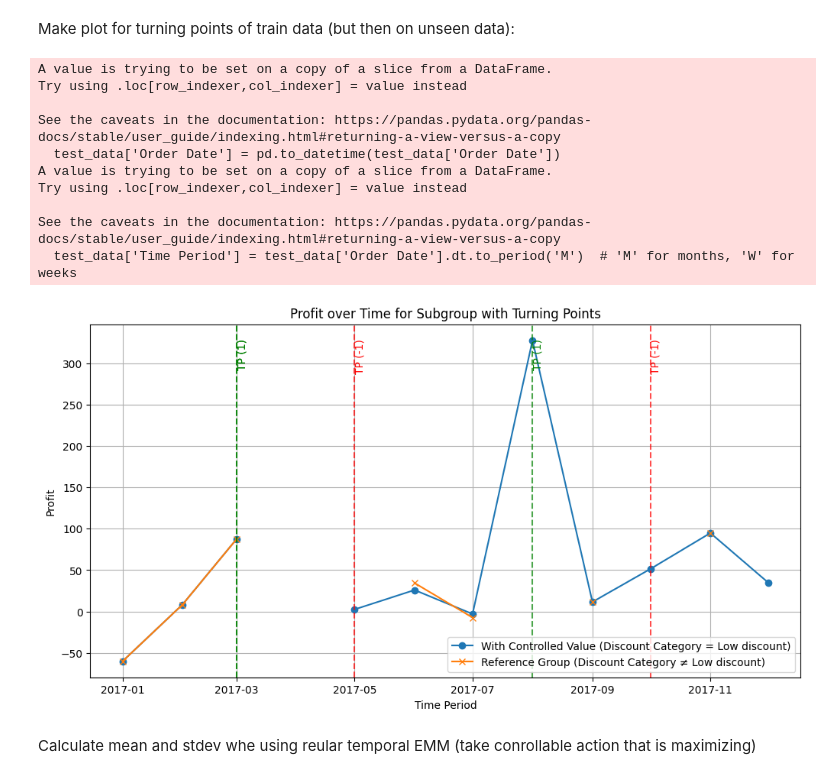
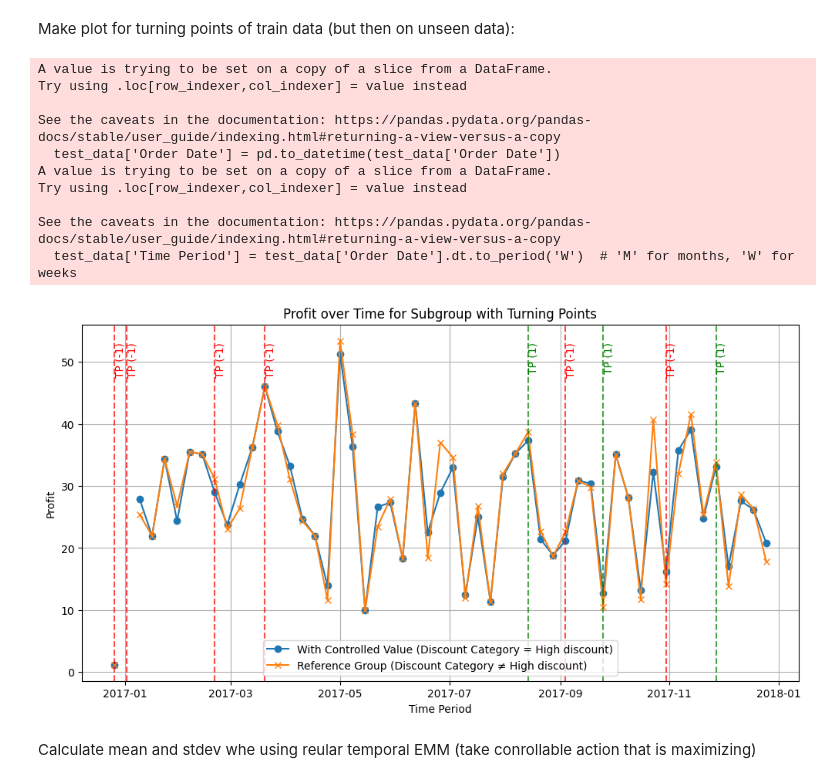
Before and after one commit to mauritzvanlingen/RTiDM-groep-2, a Jupyter notebook: subgroup_discovery.ipynb, the cells around one changed output. Drawn from its saved outputs; the diff is of its cells as text; code cells hidden in the pictures.

```diff
--- a/subgroup_discovery.ipynb
+++ b/subgroup_discovery.ipynb
@@ -115,8 +151,8 @@ import pandas as pd
 import matplotlib.pyplot as plt
 
 # Extract the year-week format from 'Order Date' to group by week
-train_data['Year-Week'] = train_data['Order Date'].dt.to_period('M')
-test_data['Year-Week'] = test_data['Order Date'].dt.to_period('M')
+train_data['Year-Week'] = train_data['Order Date'].dt.to_period('W')
+test_data['Year-Week'] = test_data['Order Date'].dt.to_period('W')
 print(train_data.shape)
 # Group by 'Year-Week' and calculate the average sales per week for both datasets
 avg_sales_per_week_train = train_data.groupby('Year-Week')['Sales'].mean()
@@ -244,7 +280,7 @@ def discover_subgroups(df, attributes, k=5):
 
 # Example: Subgroup discovery based on 'Sub-Category', 'Segment', 'Region', and 'Ship Mode'
 attributes = ['Sub-Category', 'Segment', 'Region', 'Ship Mode']  # Variables for subgroup discovery
-best_subgroups_train = discover_subgroups(train_data, attributes, k=500)
+best_subgroups_train = discover_subgroups(train_data, attributes, k=900)
 
 # Convert the list of dictionaries (best_subgroups) into a DataFrame for better visualization
 subgroup_details_df_train = pd.DataFrame(best_subgroups_train)
@@ -321,7 +357,7 @@ def detect_turning_points(indicator_series, n_min=2):
     return turning_points
 
 # Apply the indicator function to each subgroup and detect turning points
-def analyze_subgroups_with_indicator(subgroups, df, controllable_attributes, target_attribute, time_unit='M', percentage=5, n_min=2):
+def analyze_subgroups_with_indicator(subgroups, df, controllable_attributes, target_attribute, time_unit='W', percentage=5, n_min=2):
     updated_subgroups = []
 
     # Ensure "Order Date" is in datetime format
@@ -414,9 +450,9 @@ subgroups = best_subgroups_train
 # Analyze the subgroups and find turning points (with consistent time periods for months)
 controllable_attributes = 'Discount Category'  # Using 'Discount Category' as the controllable attribute
 target_attribute = 'Profit'  # The target variable for the analysis
-time_unit = 'M'  # 'M' for months, 'W' for weeks
-percentage = 2  # Percentage difference threshold for turning point detection
-n_min = 2  # Minimum number of consecutive indicator values to confirm a turning point
+time_unit = 'W'  # 'M' for months, 'W' for weeks
+percentage = 3  # Percentage difference threshold for turning point detection
+n_min = 3  # Minimum number of consecutive indicator values to confirm a turning point
 
 # Analyze the subgroups and detect turning points (on a monthly or weekly basis)
 updated_subgroups = analyze_subgroups_with_indicator(subgroups, train_data, controllable_attributes, target_attribute, time_unit, percentage, n_min)
@@ -484,7 +520,7 @@ Code below makes sure you get filtered subgroups with quality higher than 1, and
 # Filter the dataframe where Quality is at least 1 and at most 3 NaN values in Indicator Values
 filtered_subgroups = subgroup_details_df_sorted[
     (subgroup_details_df_sorted['Quality'] >= 1) &
-    (subgroup_details_df_sorted['Indicator Values'].apply(lambda x: np.isnan(x).sum() <= 4))
+    (subgroup_details_df_sorted['Indicator Values'].apply(lambda x: np.isnan(x).sum() <= 30))
 ]
 
 # Count the number of rows that meet the conditions
@@ -635,15 +671,14 @@ Test Data
 Make plot for turning points of train data (but then on unseen data):
 # %%
 import pandas as pd
-import numpy as np
 import matplotlib.pyplot as plt
 
 # Ensure 'Order Date' is in datetime format and create 'Time Period' column
 test_data['Order Date'] = pd.to_datetime(test_data['Order Date'])
-test_data['Time Period'] = test_data['Order Date'].dt.to_period('M')  # 'M' for months, 'W' for weeks
+test_data['Time Period'] = test_data['Order Date'].dt.to_period('W')  # 'M' for months, 'W' for weeks
 
 # Define the complete time index for consistent time periods
-complete_time_index = pd.period_range(start=test_data['Time Period'].min(), end=test_data['Time Period'].max(), freq='M')
+complete_time_index = pd.period_range(start=test_data['Time Period'].min(), end=test_data['Time Period'].max(), freq='W')
 
 # Extract the desired subgroup from the sorted DataFrame
 first_row = filtered_subgroups.iloc[0]  # Adjust the index as needed
@@ -689,35 +724,35 @@ plt.plot(grouped_without.index.to_timestamp(), grouped_without.values, marker='x
 for tp in turning_points:
     index, value = tp  # index in indicator_values
     time_period = complete_time_index[index].to_timestamp()
     # Choose color based on the turning point value
     if value == 1:
         color = 'green'  # Positive turning point
     elif value == -1:
         color = 'red'    # Negative turning point
     else:
         color = 'grey'   # Neutral
     plt.axvline(x=time_period, color=color, linestyle='--', alpha=0.7)
     # Optionally, annotate the turning point
     plt.text(time_period, plt.ylim()[1]*0.95, f'TP ({value})', rotation=90, verticalalignment='top', color=color)
 
 plt.xlabel('Time Period')
 plt.ylabel(target_attribute)
 plt.title('Profit over Time for Subgroup with Turning Points')
 plt.legend()
 plt.grid(True)
 plt.show()
 # %% [output]
 A value is trying to be set on a copy of a slice from a DataFrame.
 Try using .loc[row_indexer,col_indexer] = value instead
 
 See the caveats in the documentation: https://pandas.pydata.org/pandas-docs/stable/user_guide/indexing.html#returning-a-view-versus-a-copy
   test_data['Order Date'] = pd.to_datetime(test_data['Order Date'])
 A value is trying to be set on a copy of a slice from a DataFrame.
 Try using .loc[row_indexer,col_indexer] = value instead
 
 See the caveats in the documentation: https://pandas.pydata.org/pandas-docs/stable/user_guide/indexing.html#returning-a-view-versus-a-copy
-  test_data['Time Period'] = test_data['Order Date'].dt.to_period('M')  # 'M' for months, 'W' for weeks
+  test_data['Time Period'] = test_data['Order Date'].dt.to_period('W')  # 'M' for months, 'W' for weeks
-[figure, old version]
+[figure, new version]
 # %% [markdown]
 Calculate mean and stdev whe using reular temporal EMM (take conrollable action that is maximizing)
 # %%
```
Also changed, not shown: parts of 8 cells of this notebook.
